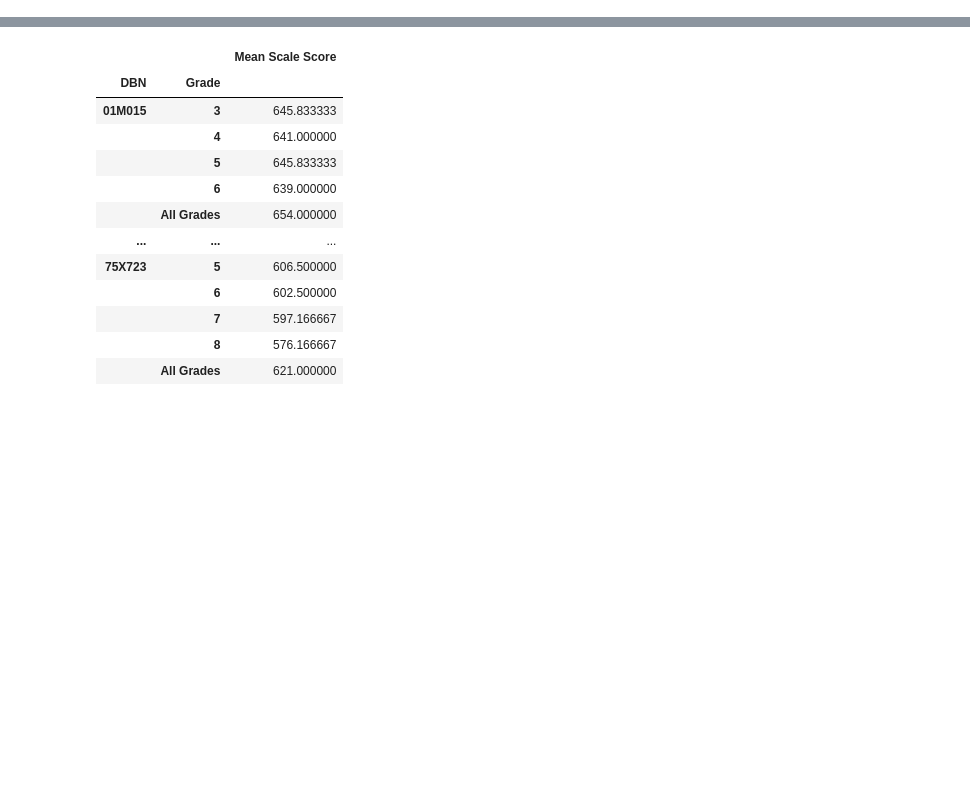
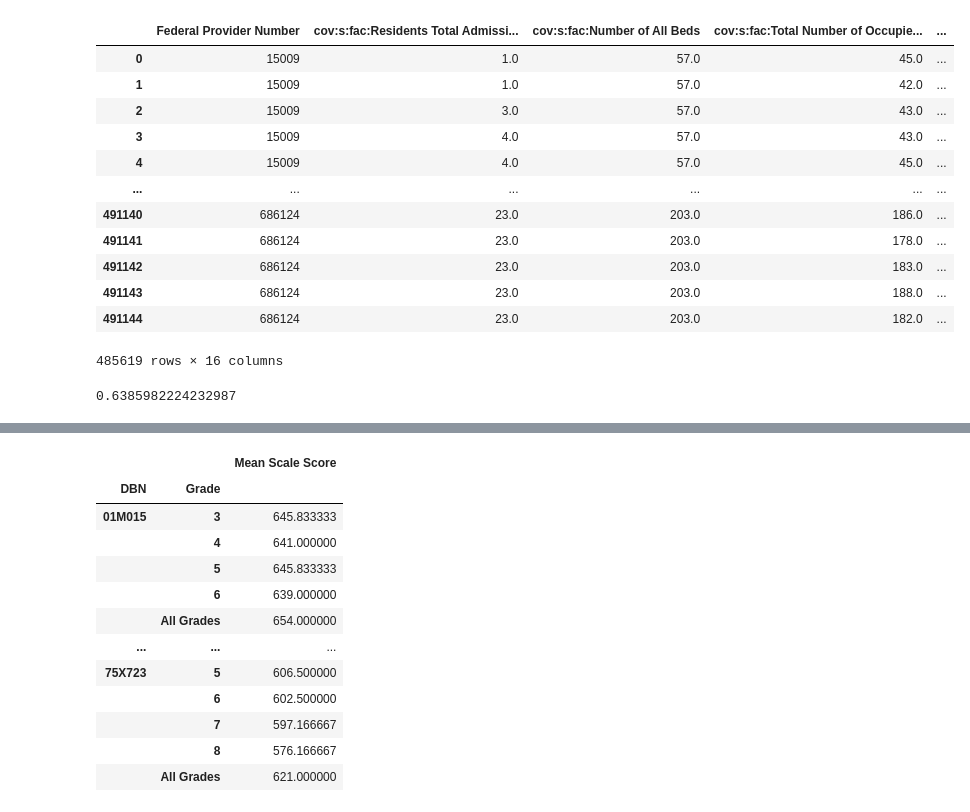
Before and after one commit to primkey7607/factorizedlearn, a Jupyter notebook: Untitled.ipynb, the cells around one changed output, grey strips where cells are left out. Saved outputs shown, nothing was run; the diff lists cells and outputs as text; code cells hidden in the pictures; blank space fills up the shorter version.

```diff
--- a/Untitled.ipynb
+++ b/Untitled.ipynb
@@ -11,0 +214,16 @@ gender = gender[~np.isnan(gender["Mean Scale Score"])]
+# %%
+gender_train_data.data
+# %% [output]
+|  | Federal Provider Number | cov:s:fac:Residents Total Admissi... | cov:s:fac:Number of All Beds | cov:s:fac:Total Number of Occupie... | ... |
+| 0 | 15009 | 1.0 | 57.0 | 45.0 | ... |
+| 1 | 15009 | 1.0 | 57.0 | 42.0 | ... |
+| 2 | 15009 | 3.0 | 57.0 | 43.0 | ... |
+| 3 | 15009 | 4.0 | 57.0 | 43.0 | ... |
+| 4 | 15009 | 4.0 | 57.0 | 45.0 | ... |
+| ... | ... | ... | ... | ... | ... |
+| 491140 | 686124 | 23.0 | 203.0 | 186.0 | ... |
+| 491141 | 686124 | 23.0 | 203.0 | 178.0 | ... |
+| 491142 | 686124 | 23.0 | 203.0 | 183.0 | ... |
+| 491143 | 686124 | 23.0 | 203.0 | 188.0 | ... |
+| 491144 | 686124 | 23.0 | 203.0 | 182.0 | ... |
+485619 rows × 16 columns
@@ -12,3 +235,8 @@ gender = gender[~np.isnan(gender["Mean Scale Score"])]
+# %%
+reg = LinearRegression().fit(X, y)
+reg.score(X, y)
+# %% [output]
+0.6385982224232987
 # %%
 (gender["Mean Scale Score"]*gender["Mean Scale Score"]).sum()
 # %% [output]
```
Also changed, not shown: parts of 37 cells of this notebook, 34 other files.
